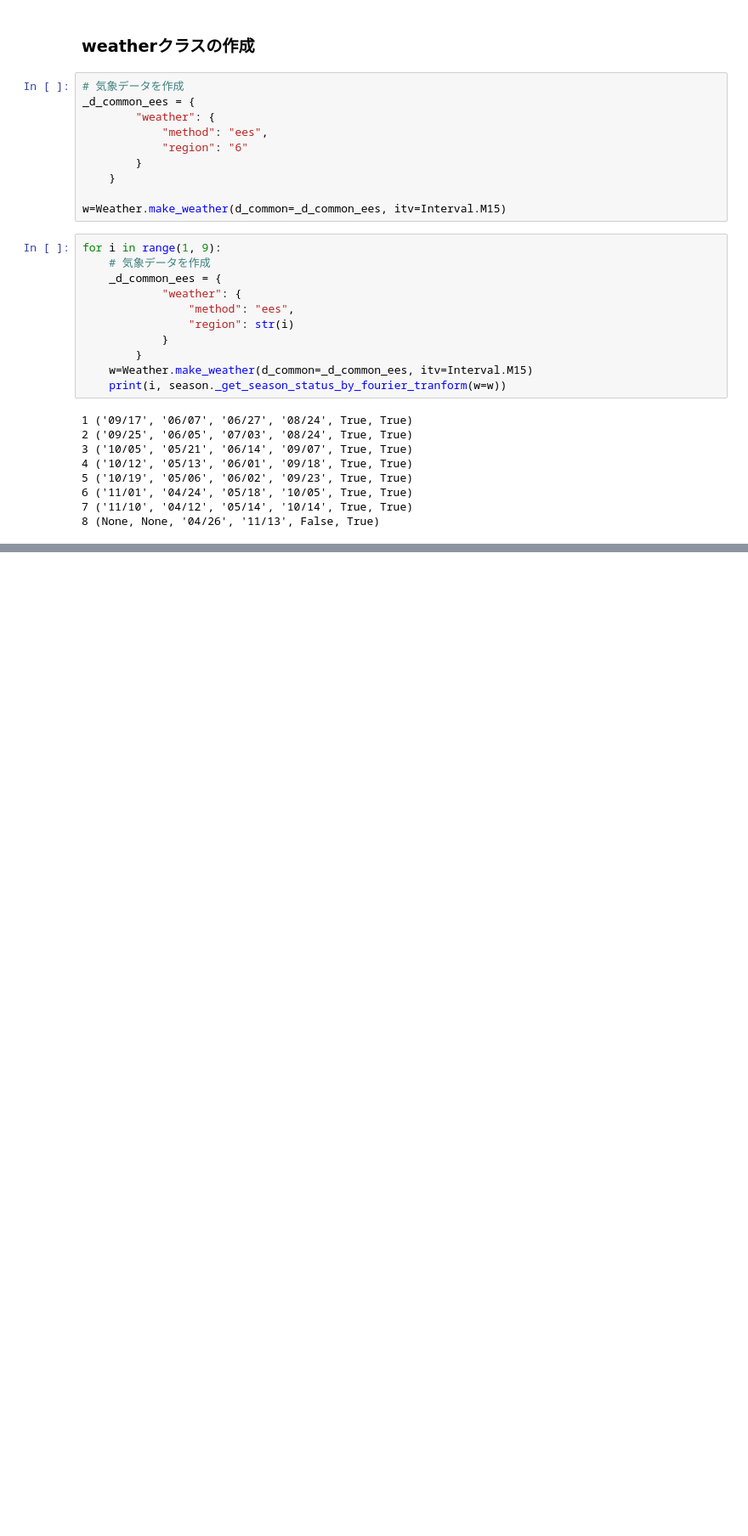
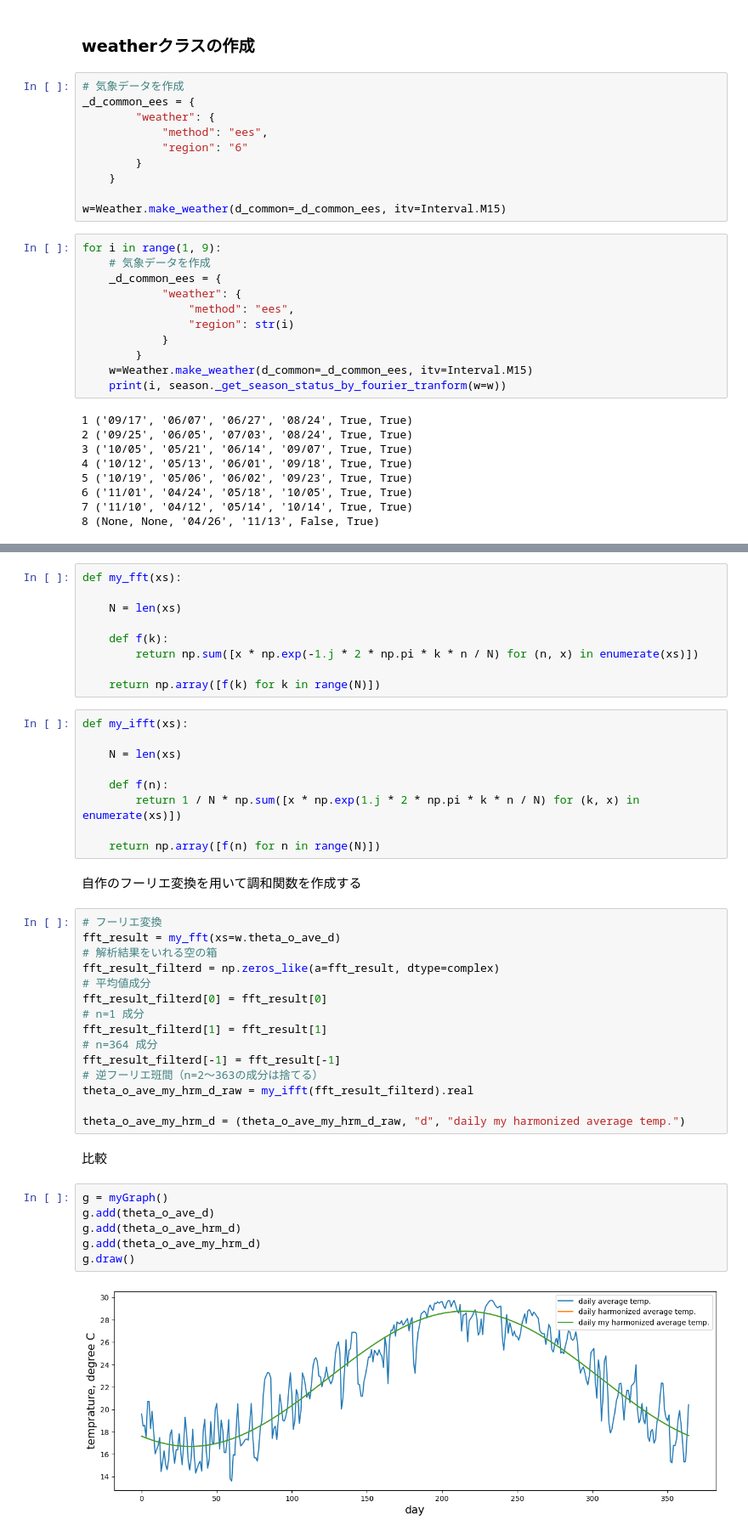
Before and after one commit to BRI-EES-House/heat_load_calc, a Jupyter notebook: notebook/module/season.ipynb, the cells around one changed output, grey strips where cells are left out. Shown at 85% size. Drawn from its saved outputs; the diff is of its cells as text; blank space fills up the shorter version.

```diff
--- a/notebook/module/season.ipynb
+++ b/notebook/module/season.ipynb
@@ -113,0 +137,45 @@ Text(0, 0.5, 'temprature, degree C')
+# %%
+def my_fft(xs):
+
+    N = len(xs)
+
+    def f(k):
+        return np.sum([x * np.exp(-1.j * 2 * np.pi * k * n / N) for (n, x) in enumerate(xs)])
+
+    return np.array([f(k) for k in range(N)])
+# %%
+def my_ifft(xs):
+
+    N = len(xs)
+
+    def f(n):
+        return 1 / N * np.sum([x * np.exp(1.j * 2 * np.pi * k * n / N) for (k, x) in enumerate(xs)])
+
+    return np.array([f(n) for n in range(N)])
+# %% [markdown]
+自作のフーリエ変換を用いて調和関数を作成する
+# %%
+# フーリエ変換
+fft_result = my_fft(xs=w.theta_o_ave_d)
+# 解析結果をいれる空の箱
+fft_result_filterd = np.zeros_like(a=fft_result, dtype=complex)
+# 平均値成分
+fft_result_filterd[0] = fft_result[0]
+# n=1 成分
+fft_result_filterd[1] = fft_result[1]
+# n=364 成分
+fft_result_filterd[-1] = fft_result[-1]
+# 逆フーリエ班間（n=2～363の成分は捨てる）
+theta_o_ave_my_hrm_d_raw = my_ifft(fft_result_filterd).real
+
+theta_o_ave_my_hrm_d = (theta_o_ave_my_hrm_d_raw, "d", "daily my harmonized average temp.")
+# %% [markdown]
+比較
+# %%
+g = myGraph()
+g.add(theta_o_ave_d)
+g.add(theta_o_ave_hrm_d)
+g.add(theta_o_ave_my_hrm_d)
+g.draw()
+# %% [output]
+[figure, added]
```
Also changed, not shown: parts of 21 cells of this notebook.
